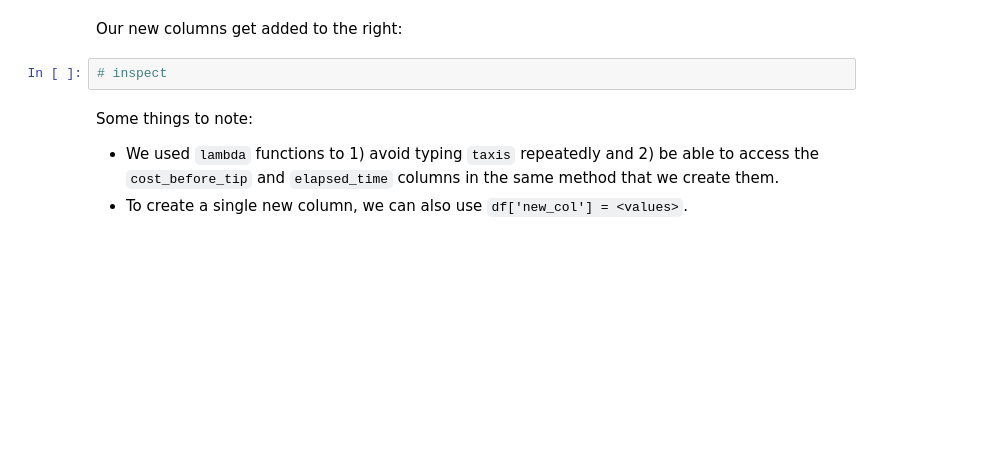
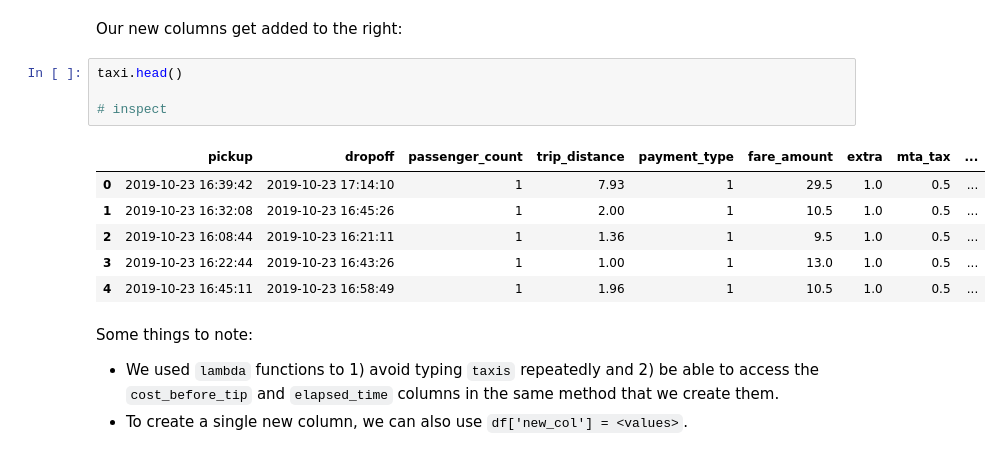
Before and after one commit to dmdigrande/dmdigrande.github.io, a Jupyter notebook: week1-lecture1-intro-to-pandas.ipynb, the cells around one changed output. Saved outputs shown, nothing was run; the diff lists cells and outputs as text; blank space fills up the shorter version.

```diff
--- a/week1-lecture1-intro-to-pandas.ipynb
+++ b/week1-lecture1-intro-to-pandas.ipynb
@@ -517,8 +598,17 @@ Let's calculate the following for each row:
 *Tip: New to `lambda` functions? These small, anonymous functions can receive multiple arguments, but can only contain one expression (the return value). You will see these a lot in pandas code. Read more about them [here](https://realpython.com/python-lambda/).*
 # %% [markdown]
 Our new columns get added to the right:
-# %%
-# inspect
+# %%
+taxi.head()
+
+# inspect
+# %% [output]
+|  | pickup | dropoff | passenger_count | trip_distance | payment_type | fare_amount | extra | mta_tax | ... |
+| 0 | 2019-10-23 16:39:42 | 2019-10-23 17:14:10 | 1 | 7.93 | 1 | 29.5 | 1.0 | 0.5 | ... |
+| 1 | 2019-10-23 16:32:08 | 2019-10-23 16:45:26 | 1 | 2.00 | 1 | 10.5 | 1.0 | 0.5 | ... |
+| 2 | 2019-10-23 16:08:44 | 2019-10-23 16:21:11 | 1 | 1.36 | 1 | 9.5 | 1.0 | 0.5 | ... |
+| 3 | 2019-10-23 16:22:44 | 2019-10-23 16:43:26 | 1 | 1.00 | 1 | 13.0 | 1.0 | 0.5 | ... |
+| 4 | 2019-10-23 16:45:11 | 2019-10-23 16:58:49 | 1 | 1.96 | 1 | 10.5 | 1.0 | 0.5 | ... |
 # %% [markdown]
 Some things to note:
 - We used `lambda` functions to 1) avoid typing `taxis` repeatedly and 2) be able to access the `cost_before_tip` and `elapsed_time` columns in the same method that we create them.
```
Also changed, not shown: parts of 19 cells of this notebook.
